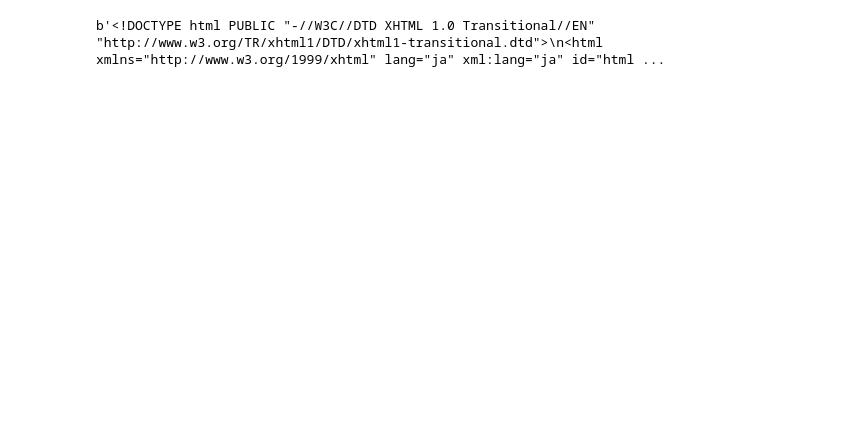
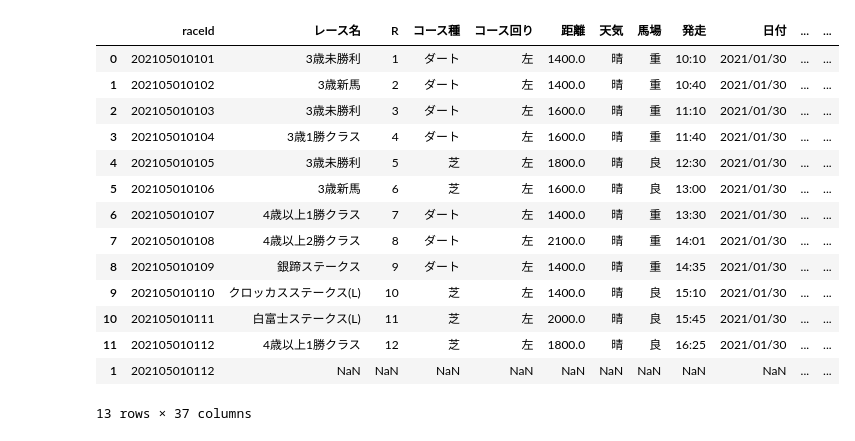
Before and after one commit to gyamayuu2036/Webscrape, a Jupyter notebook: Webscrape/race_scrape.ipynb, the cells around one changed output. Cells and saved outputs as stored; diff of their text form; code cells hidden in the pictures; blank space fills up the shorter version.

```diff
--- a/Webscrape/race_scrape.ipynb
+++ b/Webscrape/race_scrape.ipynb
@@ -227,7 +246,21 @@ raceResultDf = pd.concat([raceResultDf, df],axis=0)
-# %%
-htmlBytes
-# %% [output]
-b'<!DOCTYPE html PUBLIC "-//W3C//DTD XHTML 1.0 Transitional//EN" "http://www.w3.org/TR/xhtml1/DTD/xhtml1-transitional.dtd">\n<html xmlns="http://www.w3.org/1999/xhtml" lang="ja" xml:lang="ja" id="html ...
+# %%
+raceResultDf
+# %% [output]
+|  | raceId | レース名 | R | コース種 | コース回り | 距離 | 天気 | 馬場 | 発走 | 日付 | ... | ... |
+| 0 | 202105010101 | 3歳未勝利 | 1 | ダート | 左 | 1400.0 | 晴 | 重 | 10:10 | 2021/01/30 | ... | ... |
+| 1 | 202105010102 | 3歳新馬 | 2 | ダート | 左 | 1400.0 | 晴 | 重 | 10:40 | 2021/01/30 | ... | ... |
+| 2 | 202105010103 | 3歳未勝利 | 3 | ダート | 左 | 1600.0 | 晴 | 重 | 11:10 | 2021/01/30 | ... | ... |
+| 3 | 202105010104 | 3歳1勝クラス | 4 | ダート | 左 | 1600.0 | 晴 | 重 | 11:40 | 2021/01/30 | ... | ... |
+| 4 | 202105010105 | 3歳未勝利 | 5 | 芝 | 左 | 1800.0 | 晴 | 良 | 12:30 | 2021/01/30 | ... | ... |
+| 5 | 202105010106 | 3歳新馬 | 6 | 芝 | 左 | 1600.0 | 晴 | 良 | 13:00 | 2021/01/30 | ... | ... |
+| 6 | 202105010107 | 4歳以上1勝クラス | 7 | ダート | 左 | 1400.0 | 晴 | 重 | 13:30 | 2021/01/30 | ... | ... |
+| 7 | 202105010108 | 4歳以上2勝クラス | 8 | ダート | 左 | 2100.0 | 晴 | 重 | 14:01 | 2021/01/30 | ... | ... |
+| 8 | 202105010109 | 銀蹄ステークス | 9 | ダート | 左 | 1400.0 | 晴 | 重 | 14:35 | 2021/01/30 | ... | ... |
+| 9 | 202105010110 | クロッカスステークス(L) | 10 | 芝 | 左 | 1400.0 | 晴 | 良 | 15:10 | 2021/01/30 | ... | ... |
+| 10 | 202105010111 | 白富士ステークス(L) | 11 | 芝 | 左 | 2000.0 | 晴 | 良 | 15:45 | 2021/01/30 | ... | ... |
+| 11 | 202105010112 | 4歳以上1勝クラス | 12 | 芝 | 左 | 1800.0 | 晴 | 良 | 16:25 | 2021/01/30 | ... | ... |
+| 1 | 202105010112 | NaN | NaN | NaN | NaN | NaN | NaN | NaN | NaN | NaN | ... | ... |
+13 rows × 37 columns
 # %%
 df.to_csv('data.csv',encoding='utf-8')
 df.columns
```
Also changed, not shown: parts of 2 cells of this notebook.
